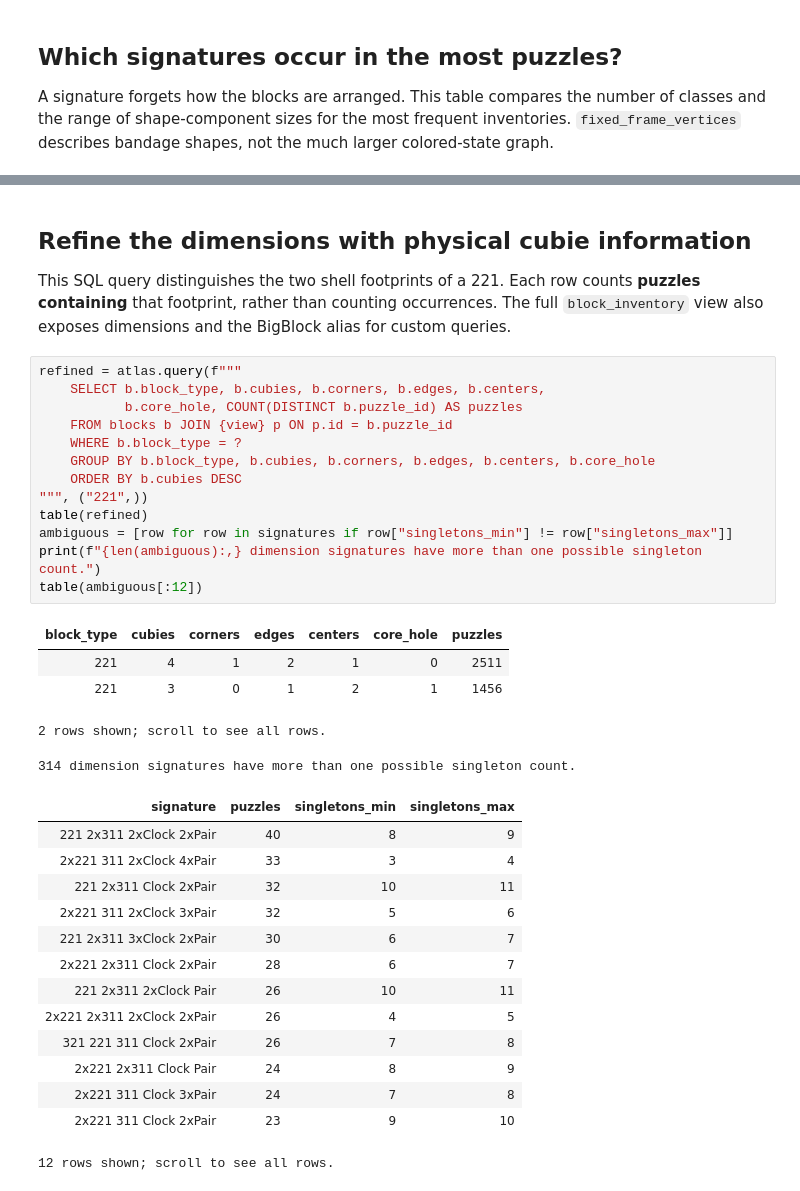
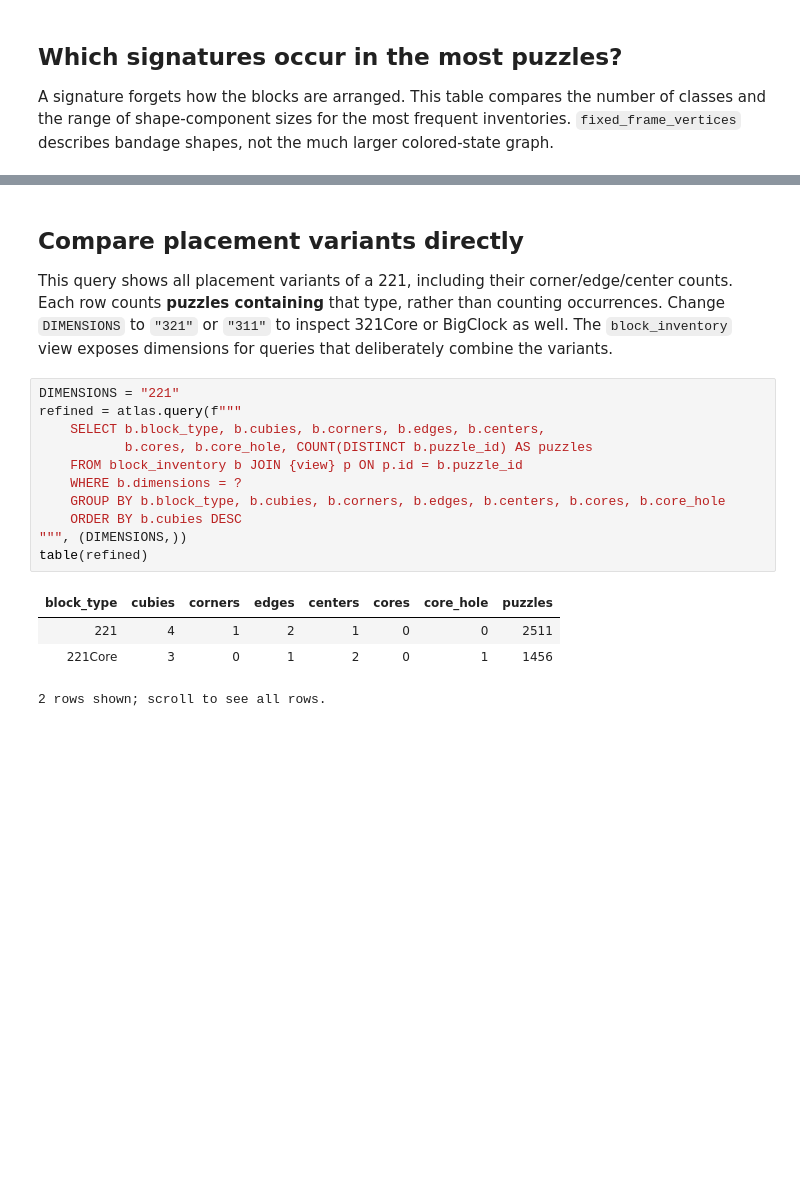
Before and after one commit to ladislavdubravsky/bandaged-cube-explorer, a Jupyter notebook: v2/examples/PuzzleSignatures.ipynb, the cells around one changed output, grey strips where cells are left out. Saved outputs shown, nothing was run; the diff lists cells and outputs as text; blank space fills up the shorter version.

```diff
--- a/v2/examples/PuzzleSignatures.ipynb
+++ b/v2/examples/PuzzleSignatures.ipynb
@@ -333,39 +343,22 @@ table(popular)
 15 rows shown; scroll to see all rows.
 # %% [markdown]
-## Refine the dimensions with physical cubie information
+## Compare placement variants directly
 
-This SQL query distinguishes the two shell footprints of a 221. Each row counts **puzzles containing** that footprint, rather than counting occurrences. The full `block_inventory` view also exposes dimensions and the BigBlock alias for custom queries.
+This query shows all placement variants of a 221, including their corner/edge/center counts. Each row counts **puzzles containing** that type, rather than counting occurrences. Change `DIMENSIONS` to `"321"` or `"311"` to inspect 321Core or BigClock as well. The `block_inventory` view exposes dimensions for queries that deliberately combine the variants.
 # %%
+DIMENSIONS = "221"
 refined = atlas.query(f"""
     SELECT b.block_type, b.cubies, b.corners, b.edges, b.centers,
-           b.core_hole, COUNT(DISTINCT b.puzzle_id) AS puzzles
-    FROM blocks b JOIN {view} p ON p.id = b.puzzle_id
-    WHERE b.block_type = ?
-    GROUP BY b.block_type, b.cubies, b.corners, b.edges, b.centers, b.core_hole
+           b.cores, b.core_hole, COUNT(DISTINCT b.puzzle_id) AS puzzles
+    FROM block_inventory b JOIN {view} p ON p.id = b.puzzle_id
+    WHERE b.dimensions = ?
+    GROUP BY b.block_type, b.cubies, b.corners, b.edges, b.centers, b.cores, b.core_hole
     ORDER BY b.cubies DESC
-""", ("221",))
+""", (DIMENSIONS,))
 table(refined)
-ambiguous = [row for row in signatures if row["singletons_min"] != row["singletons_max"]]
-print(f"{len(ambiguous):,} dimension signatures have more than one possible singleton count.")
-table(ambiguous[:12])
 # %% [output]
-| block_type | cubies | corners | edges | centers | core_hole | puzzles |
-| 221 | 4 | 1 | 2 | 1 | 0 | 2511 |
-| 221 | 3 | 0 | 1 | 2 | 1 | 1456 |
+| block_type | cubies | corners | edges | centers | cores | core_hole | puzzles |
+| 221 | 4 | 1 | 2 | 1 | 0 | 0 | 2511 |
+| 221Core | 3 | 0 | 1 | 2 | 0 | 1 | 1456 |
 2 rows shown; scroll to see all rows.
-314 dimension signatures have more than one possible singleton count.
-| signature | puzzles | singletons_min | singletons_max |
-| 221 2x311 2xClock 2xPair | 40 | 8 | 9 |
-| 2x221 311 2xClock 4xPair | 33 | 3 | 4 |
-| 221 2x311 Clock 2xPair | 32 | 10 | 11 |
-| 2x221 311 2xClock 3xPair | 32 | 5 | 6 |
-| 221 2x311 3xClock 2xPair | 30 | 6 | 7 |
-| 2x221 2x311 Clock 2xPair | 28 | 6 | 7 |
-| 221 2x311 2xClock Pair | 26 | 10 | 11 |
-| 2x221 2x311 2xClock 2xPair | 26 | 4 | 5 |
-| 321 221 311 Clock 2xPair | 26 | 7 | 8 |
-| 2x221 2x311 Clock Pair | 24 | 8 | 9 |
-| 2x221 311 Clock 3xPair | 24 | 7 | 8 |
-| 2x221 311 Clock 2xPair | 23 | 9 | 10 |
-12 rows shown; scroll to see all rows.
 # %% [markdown]
```
Also changed, not shown: parts of 13 cells of this notebook, 5 other files.
